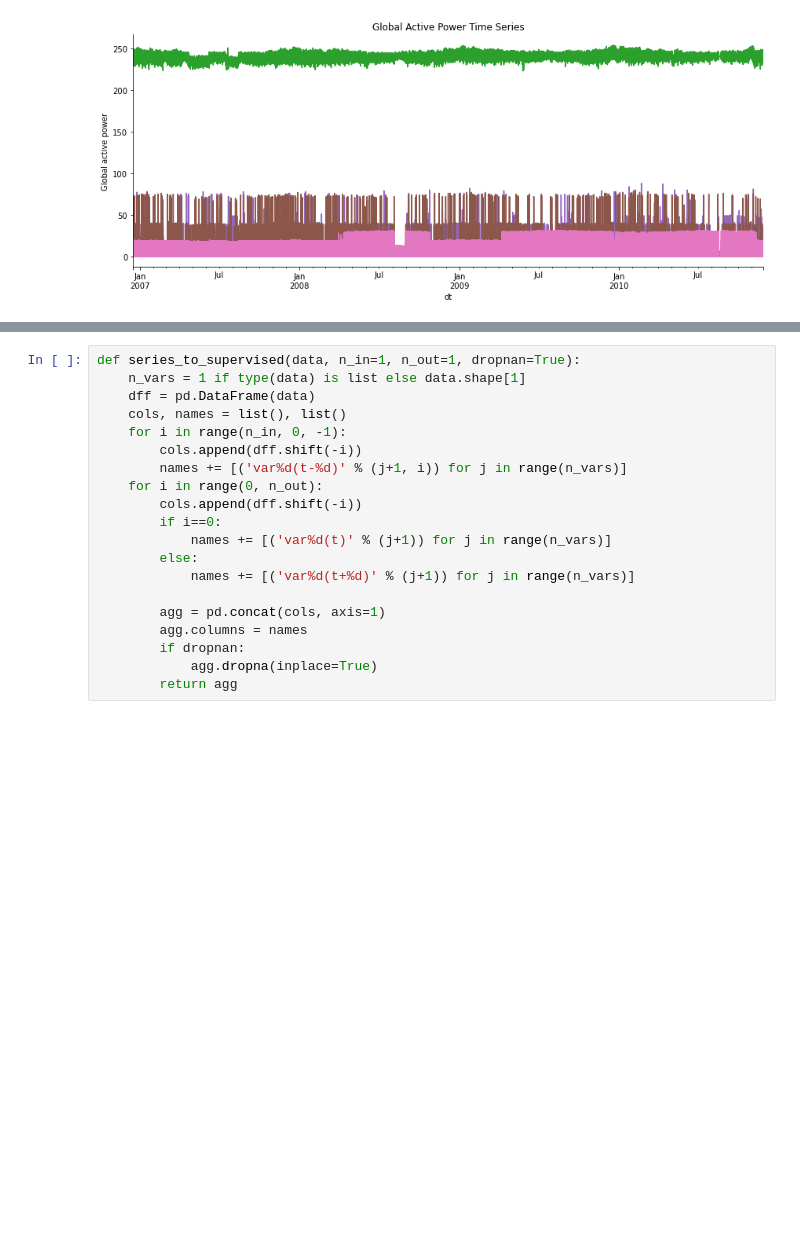
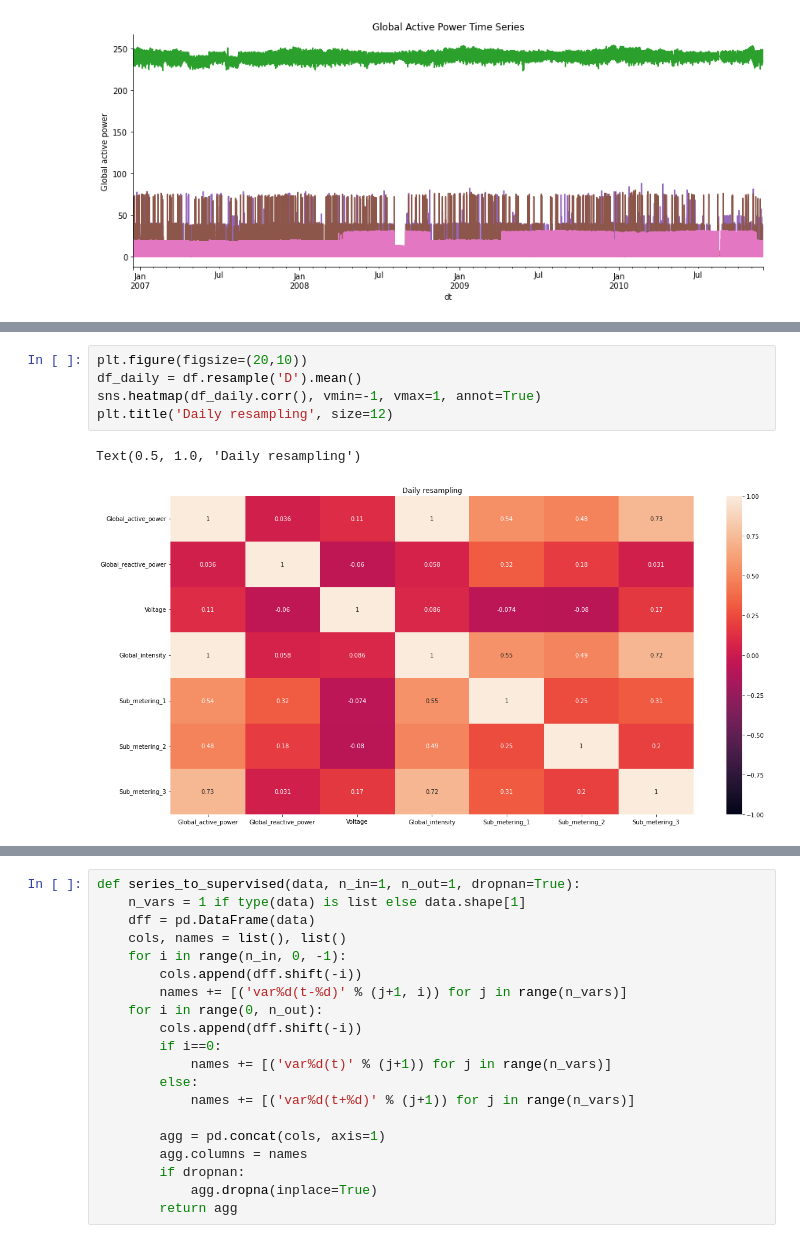
Before and after one commit to rakiiibul/House-hold-electrice-power-consumptiuon_LSTM, a Jupyter notebook: main.ipynb, the cells around one changed output, grey strips where cells are left out. Drawn from its saved outputs; the diff is of its cells as text; blank space fills up the shorter version.

```diff
--- a/main.ipynb
+++ b/main.ipynb
@@ -176,0 +176,8 @@ plt.show();
+# %%
+plt.figure(figsize=(20,10))
+df_daily = df.resample('D').mean()
+sns.heatmap(df_daily.corr(), vmin=-1, vmax=1, annot=True)
+plt.title('Daily resampling', size=12)
+# %% [output]
+Text(0.5, 1.0, 'Daily resampling')
+[figure, added]
```
Also changed, not shown: parts of 26 cells of this notebook.
